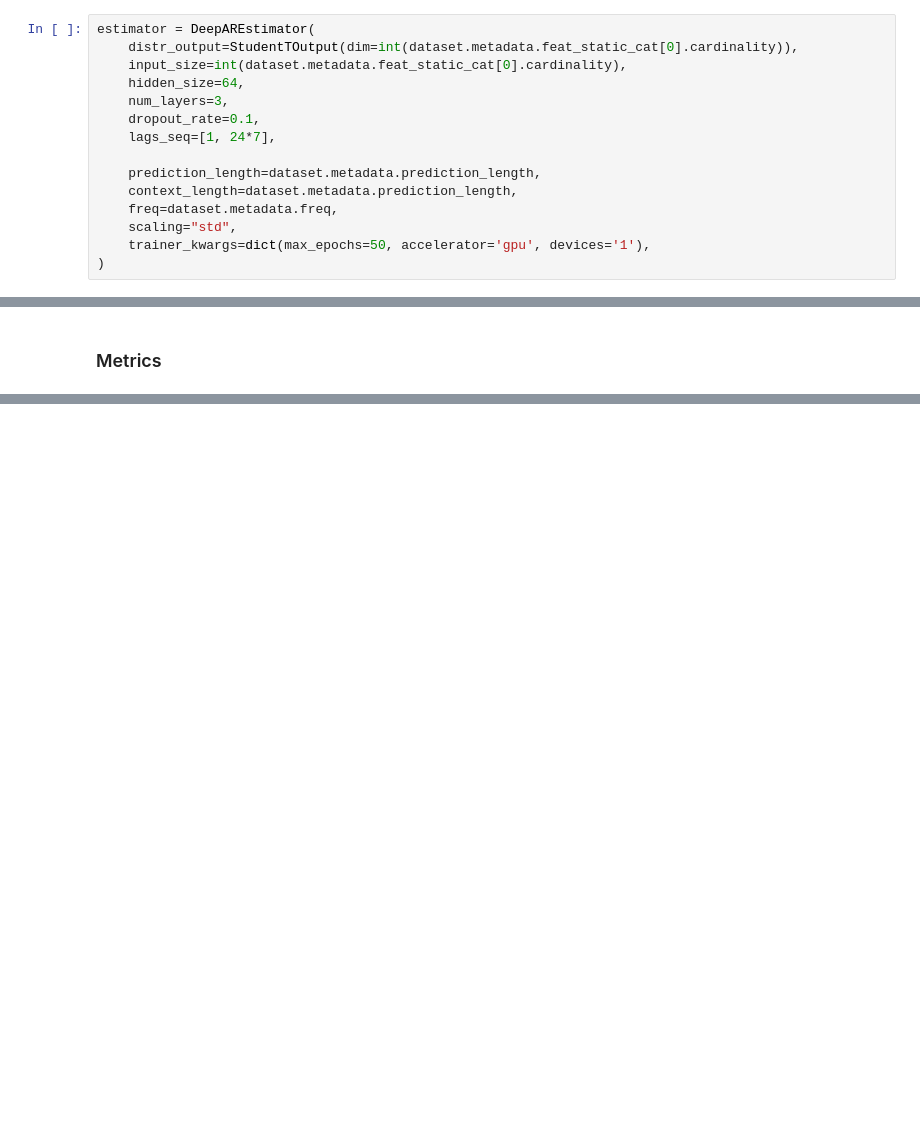
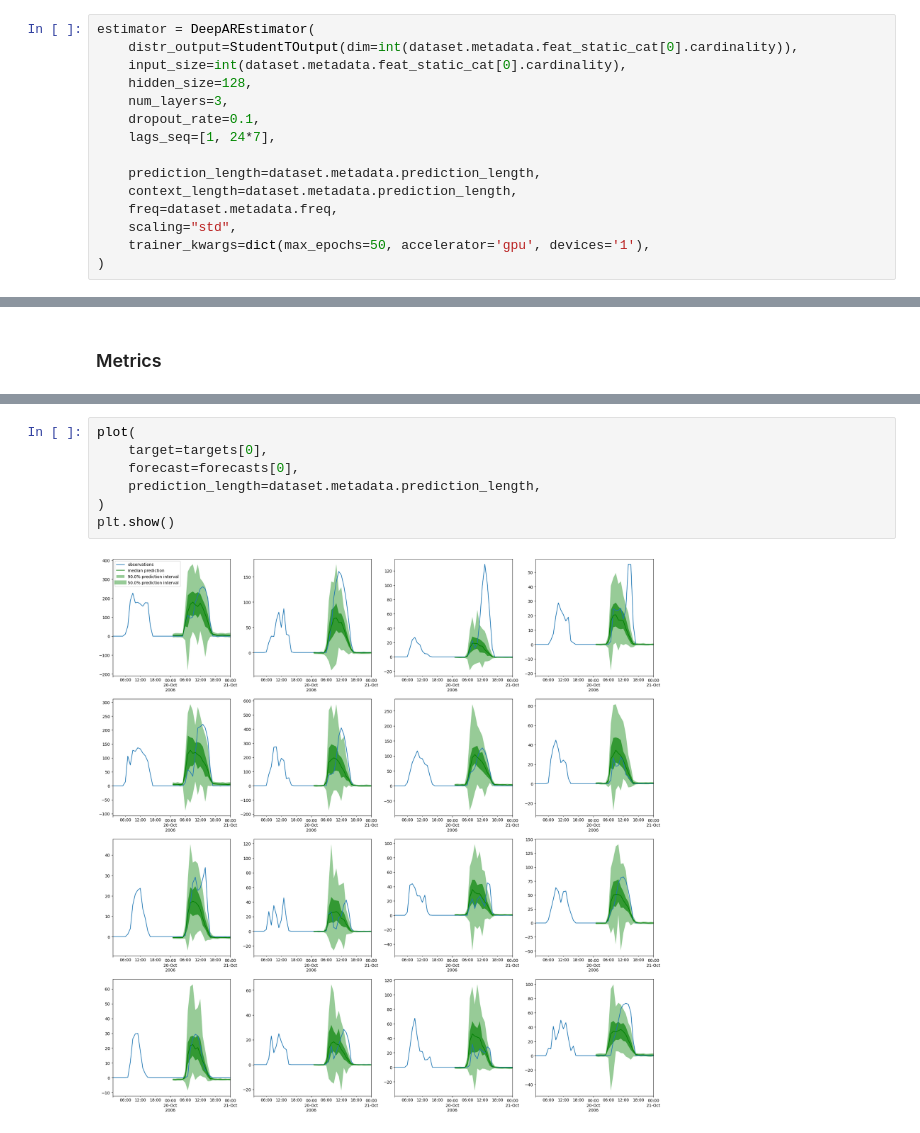
Before and after one commit to zalandoresearch/pytorch-ts, a Jupyter notebook: examples/deepVAR-Solar.ipynb, the cells around one changed output, grey strips where cells are left out. Cells and saved outputs as stored; diff of their text form; blank space fills up the shorter version.

```diff
--- a/examples/deepVAR-Solar.ipynb
+++ b/examples/deepVAR-Solar.ipynb
@@ -44,7 +47,7 @@ evaluator = MultivariateEvaluator(quantiles=(np.arange(20)/20.0)[1:],
 estimator = DeepAREstimator(
     distr_output=StudentTOutput(dim=int(dataset.metadata.feat_static_cat[0].cardinality)),
     input_size=int(dataset.metadata.feat_static_cat[0].cardinality),
-    hidden_size=64,
+    hidden_size=128,
     num_layers=3,
     dropout_rate=0.1,
     lags_seq=[1, 24*7],
@@ -121,0 +184,9 @@ MSE-Sum: 16429540.476190476
+# %%
+plot(
+    target=targets[0],
+    forecast=forecasts[0],
+    prediction_length=dataset.metadata.prediction_length,
+)
+plt.show()
+# %% [output]
+[figure, added]
```
Also changed, not shown: parts of 6 cells of this notebook, 1 other file.
